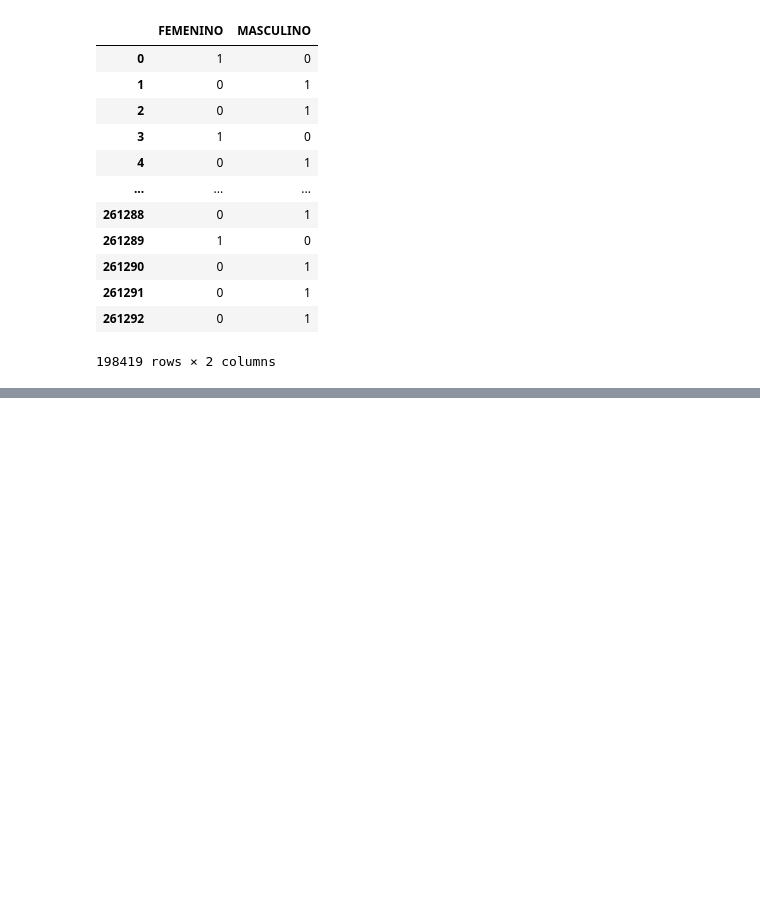
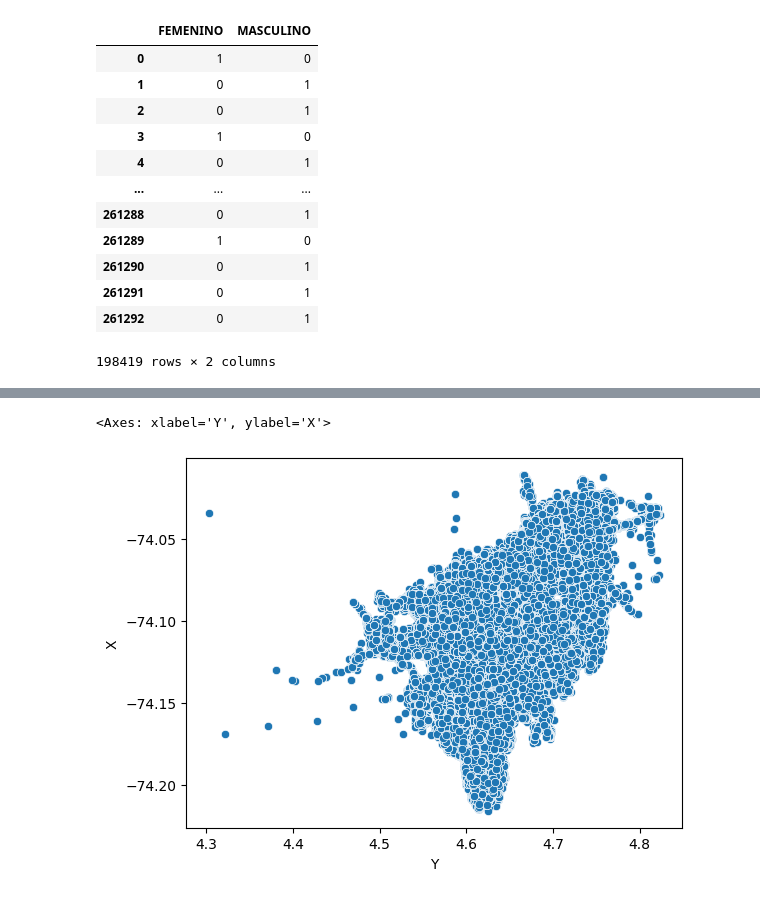
Before and after one commit to bermudez05/Siniestralidad_Bogota_BD, a Jupyter notebook: Lesionados_data.ipynb, the cells around one changed output, grey strips where cells are left out. Drawn from its saved outputs; the diff is of its cells as text; code cells hidden in the pictures; blank space fills up the shorter version.

```diff
--- a/Lesionados_data.ipynb
+++ b/Lesionados_data.ipynb
@@ -126,0 +156,5 @@ dummies
+# %%
+sb.scatterplot(x = "Y", y = "X", data = lesionados_data)
+# %% [output]
+<Axes: xlabel='Y', ylabel='X'>
+[figure, added]
```
Also changed, not shown: parts of 5 cells of this notebook.
